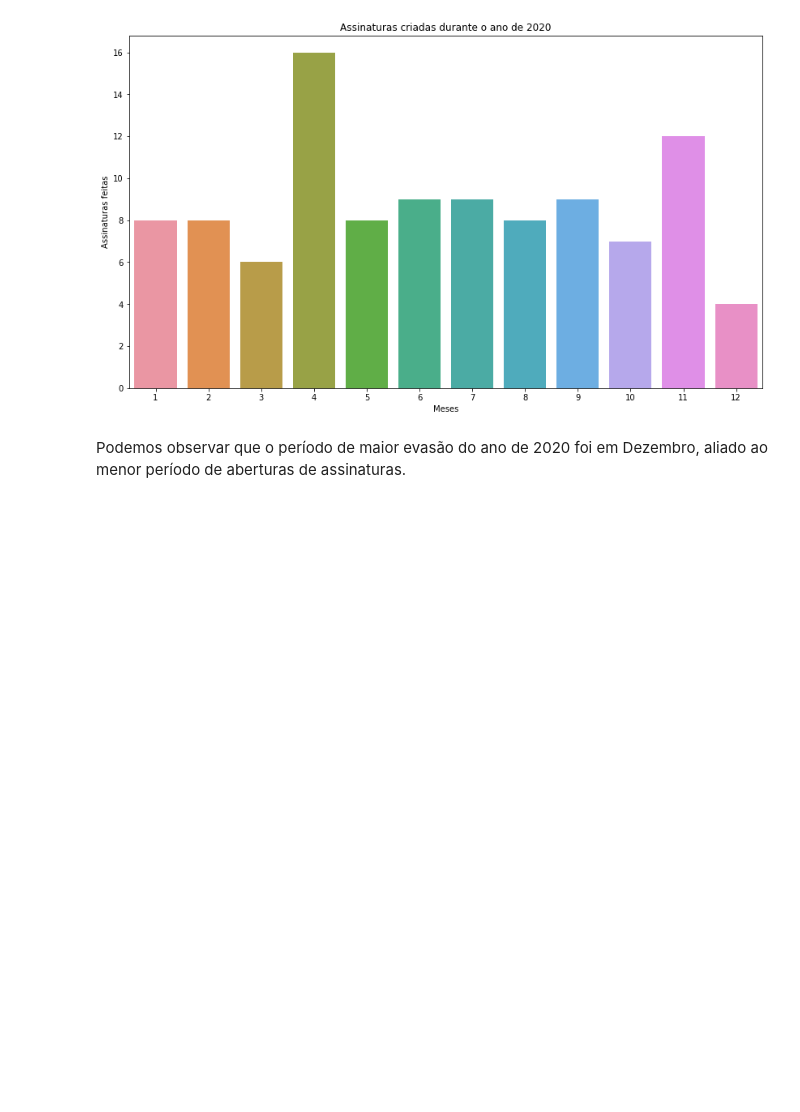
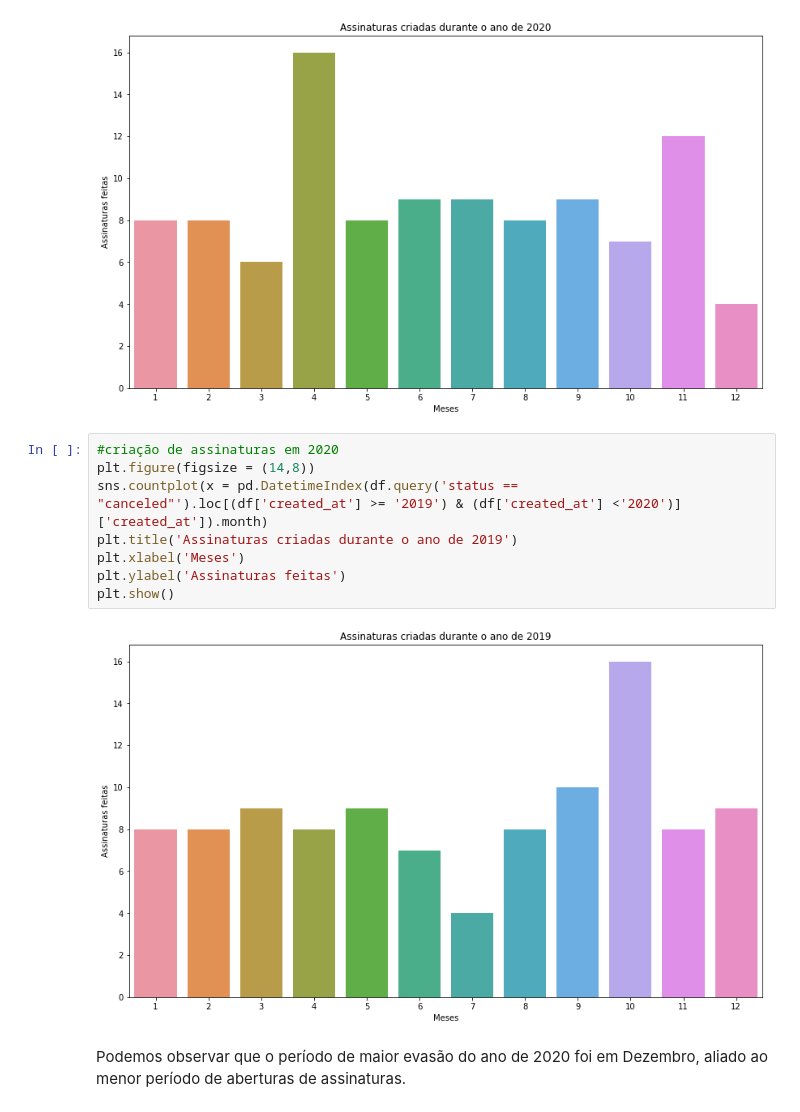
Before and after one commit to eduardoeqs/churn_analysis-Petlove, a Jupyter notebook: Analise.ipynb, the cells around one changed output. Saved outputs shown, nothing was run; the diff lists cells and outputs as text; blank space fills up the shorter version.

```diff
--- a/Analise.ipynb
+++ b/Analise.ipynb
@@ -269,6 +279,16 @@ plt.ylabel('Assinaturas feitas')
 plt.show()
 # %% [output]
 [figure]
+# %%
+#criação de assinaturas em 2020
+plt.figure(figsize = (14,8))
+sns.countplot(x = pd.DatetimeIndex(df.query('status == "canceled"').loc[(df['created_at'] >= '2019') & (df['created_at'] <'2020')]['created_at']).month)
+plt.title('Assinaturas criadas durante o ano de 2019')
+plt.xlabel('Meses')
+plt.ylabel('Assinaturas feitas')
+plt.show()
+# %% [output]
+[figure, added]
 # %% [markdown]
 Podemos observar que o período de maior evasão do ano de 2020 foi em Dezembro, aliado ao menor período de aberturas de assinaturas.
 # %%
```
Also changed, not shown: parts of 5 cells of this notebook, 1 other file.
